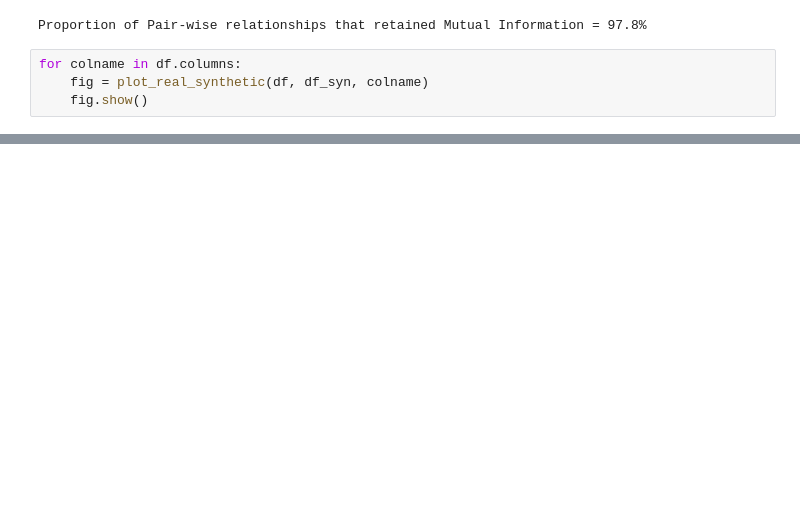
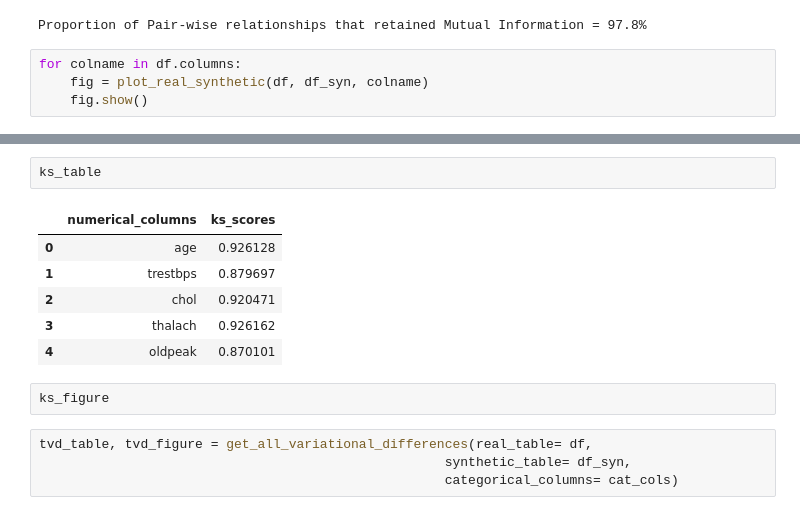
Before and after one commit to dylanlo8/SynPiper, a Jupyter notebook: example_notebooks/synpiper_ctgan_example.ipynb, the cells around one changed output, grey strips where cells are left out. Drawn from its saved outputs; the diff is of its cells as text; blank space fills up the shorter version.

```diff
--- a/example_notebooks/synpiper_ctgan_example.ipynb
+++ b/example_notebooks/synpiper_ctgan_example.ipynb
@@ -203,0 +256,15 @@ for colname in df.columns:
+# %%
+ks_table
+# %% [output]
+|  | numerical_columns | ks_scores |
+| 0 | age | 0.926128 |
+| 1 | trestbps | 0.879697 |
+| 2 | chol | 0.920471 |
+| 3 | thalach | 0.926162 |
+| 4 | oldpeak | 0.870101 |
+# %%
+ks_figure
+# %%
+tvd_table, tvd_figure = get_all_variational_differences(real_table= df,
+                                                    synthetic_table= df_syn,
+                                                    categorical_columns= cat_cols)
```
Also changed, not shown: parts of 19 cells of this notebook, 9 other files.
